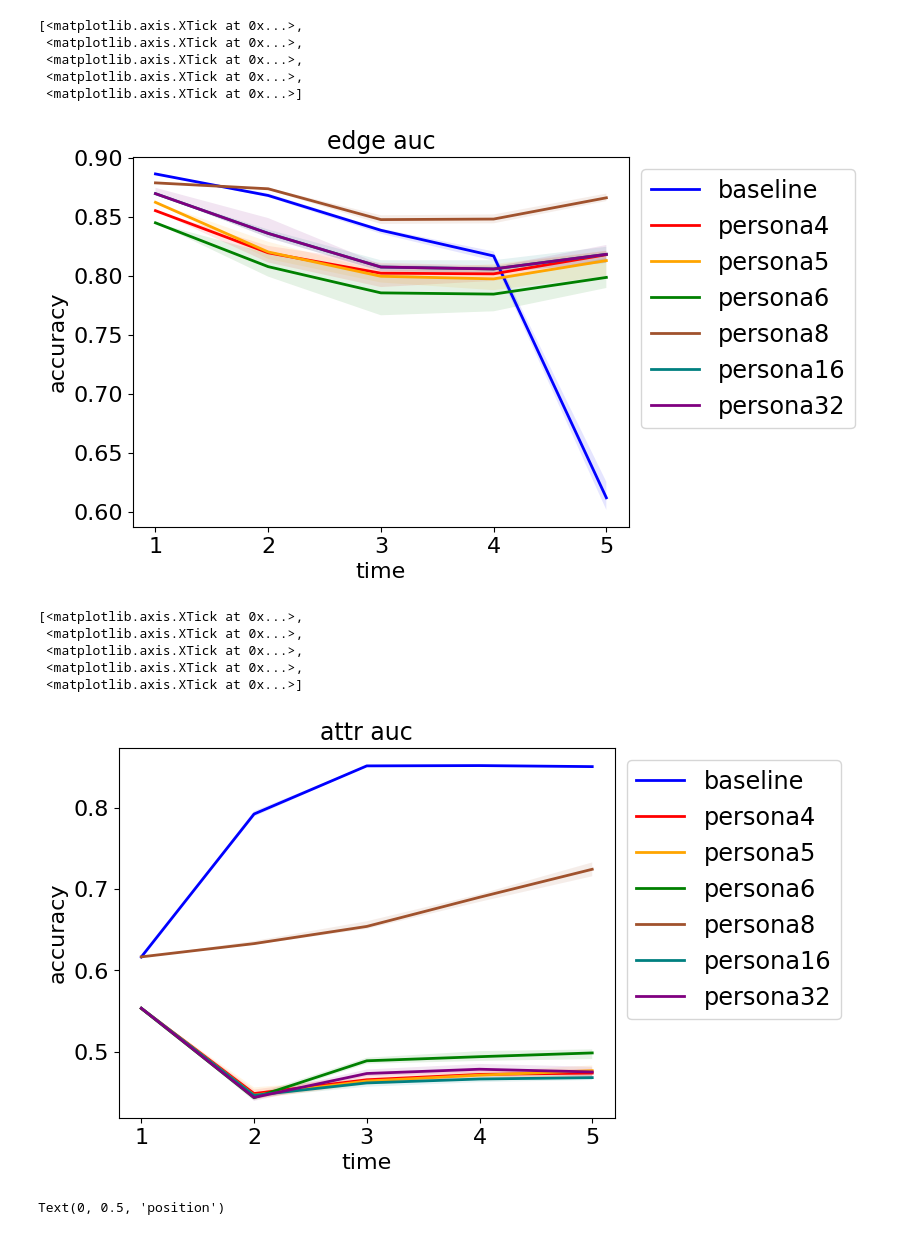
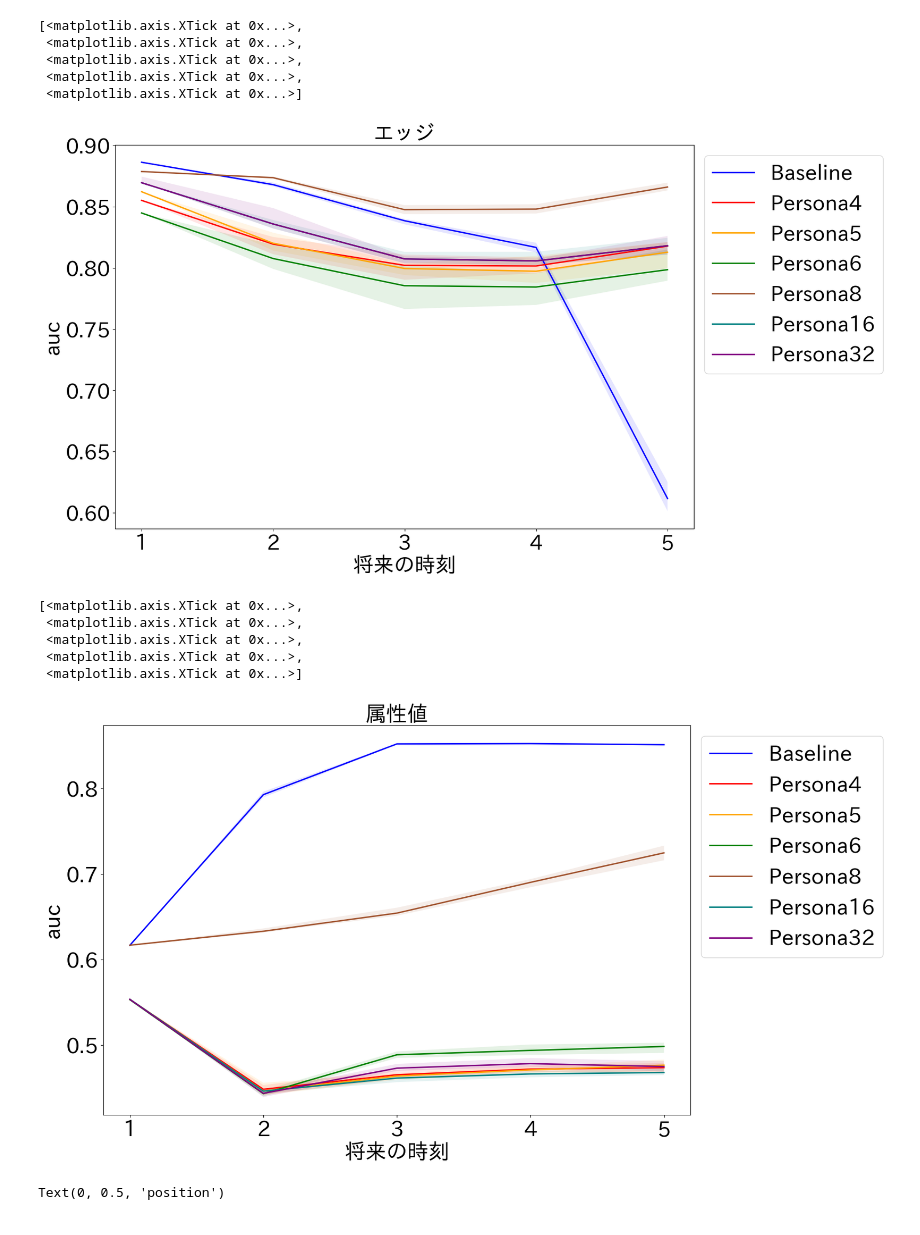
Before and after one commit to hiroemon-m/COMA, a Jupyter notebook: visualize/data/visualize.ipynb, the cells around one changed output. Drawn from its saved outputs; the diff is of its cells as text; code cells hidden in the pictures.

```diff
--- a/visualize/data/visualize.ipynb
+++ b/visualize/data/visualize.ipynb
@@ -41,52 +42,55 @@ edge_mean = np.mean(edge_auc,axis=1)
 edge_max = np.max(edge_auc,axis=1)
 edge_min = np.min(edge_auc,axis=1)
 # %%
-fig, ax = plt.subplots(1)
+fig = plt.figure(figsize=(15,10))
+ax = fig.add_subplot(111)
 t = [1,2,3,4,5]
 
-ax.plot(t, edge_mean[0], lw=2, label='baseline', color='blue')
-ax.plot(t, edge_mean[1], lw=2, label='persona4', color='red')
-ax.plot(t, edge_mean[2], lw=2, label='persona5', color='orange')
-ax.plot(t, edge_mean[3], lw=2, label='persona6', color='green')
-ax.plot(t, edge_mean[4], lw=2, label='persona8', color='sienna')
-ax.plot(t, edge_mean[5], lw=2, label='persona16', color='teal')
-ax.plot(t, edge_mean[5], lw=2, label='persona32', color='purple')
+ax.plot(t, edge_mean[0], lw=2, label='Baseline', color='blue')
+ax.plot(t, edge_mean[1], lw=2, label='Persona4', color='red')
+ax.plot(t, edge_mean[2], lw=2, label='Persona5', color='orange')
+ax.plot(t, edge_mean[3], lw=2, label='Persona6', color='green')
+ax.plot(t, edge_mean[4], lw=2, label='Persona8', color='sienna')
+ax.plot(t, edge_mean[5], lw=2, label='Persona16', color='teal')
+ax.plot(t, edge_mean[5], lw=2, label='Persona32', color='purple')
 
 
 
 
 ax.fill_between(t, edge_min[0], edge_max[0], facecolor='blue', alpha=0.1)
 ax.fill_between(t, edge_min[1], edge_max[1], facecolor='red', alpha=0.1)
 ax.fill_between(t, edge_min[2], edge_max[2], facecolor='orange', alpha=0.1)
 ax.fill_between(t, edge_min[3], edge_max[3], facecolor='green', alpha=0.1)
 ax.fill_between(t, edge_min[4], edge_max[4], facecolor='sienna', alpha=0.1)
 ax.fill_between(t, edge_min[5], edge_max[5], facecolor='teal', alpha=0.1)
 ax.fill_between(t, edge_min[5], edge_max[6], facecolor='purple', alpha=0.1)
 
-ax.set_title(r'edge auc',fontsize=17)
-ax.legend( loc='upper left', bbox_to_anchor=(1, 1),fontsize="xx-large")
-ax.set_xlabel('time',fontsize=16)
-ax.set_ylabel('accuracy',fontsize=16)
-ax.tick_params(axis="x", labelsize=16)
-ax.tick_params(axis="y", labelsize=16)
+ax.set_title(r'エッジ',fontsize=30)
+ax.legend( loc='upper left', bbox_to_anchor=(1, 1),fontsize=30)
+ax.set_xlabel('将来の時刻',fontsize=30)
+ax.set_ylabel('auc',fontsize=30)
+ax.tick_params(axis="x", labelsize=30)
+ax.tick_params(axis="y", labelsize=30)
 ax.set_xticks([1,2,3,4,5])
 # %% [output]
 [<matplotlib.axis.XTick at 0x...>,
  <matplotlib.axis.XTick at 0x...>,
  <matplotlib.axis.XTick at 0x...>,
  <matplotlib.axis.XTick at 0x...>,
  <matplotlib.axis.XTick at 0x...>]
-[figure, old version]
+[figure, new version]
 # %%
-fig, ax = plt.subplots(1)
+
+fig = plt.figure(figsize=(15,10))
+ax = fig.add_subplot(111)
 t = [1,2,3,4,5]
-ax.plot(t, attr_mean[0], lw=2, label='baseline', color='blue')
-ax.plot(t, attr_mean[1], lw=2, label='persona4', color='red')
-ax.plot(t, attr_mean[2], lw=2, label='persona5', color='orange')
-ax.plot(t, attr_mean[3], lw=2, label='persona6', color='green')
-ax.plot(t, attr_mean[4], lw=2, label='persona8', color='sienna')
-ax.plot(t, attr_mean[5], lw=2, label='persona16', color='teal')
-ax.plot(t, attr_mean[6], lw=2, label='persona32', color='purple')
+ax.plot(t, attr_mean[0], lw=2, label='Baseline', color='blue')
+ax.plot(t, attr_mean[1], lw=2, label='Persona4', color='red')
+ax.plot(t, attr_mean[2], lw=2, label='Persona5', color='orange')
+ax.plot(t, attr_mean[3], lw=2, label='Persona6', color='green')
+ax.plot(t, attr_mean[4], lw=2, label='Persona8', color='sienna')
+ax.plot(t, attr_mean[5], lw=2, label='Persona16', color='teal')
+ax.plot(t, attr_mean[6], lw=2, label='Persona32', color='purple')
 
 
 
@@ -99,12 +103,12 @@ ax.fill_between(t, attr_min[4], attr_max[4], facecolor='sienna', alpha=0.1)
 ax.fill_between(t, attr_min[5], attr_max[5], facecolor='teal', alpha=0.1)
 ax.fill_between(t, attr_min[6], attr_max[6], facecolor='purple', alpha=0.1)
 
-ax.set_title(r'attr auc',fontsize=17)
-ax.legend( loc='upper left', bbox_to_anchor=(1, 1),fontsize="xx-large")
-ax.set_xlabel('time',fontsize=16)
-ax.set_ylabel('accuracy',fontsize=16)
-ax.tick_params(axis="x", labelsize=16)
-ax.tick_params(axis="y", labelsize=16)
+ax.set_title(r'属性値',fontsize=30)
+ax.legend( loc='upper left', bbox_to_anchor=(1, 1),fontsize=30)
+ax.set_xlabel('将来の時刻',fontsize=30)
+ax.set_ylabel('auc',fontsize=30)
+ax.tick_params(axis="x", labelsize=30)
+ax.tick_params(axis="y", labelsize=30)
 ax.set_xticks([1,2,3,4,5])
 # %% [output]
 [<matplotlib.axis.XTick at 0x...>,
@@ -112,7 +116,7 @@ ax.set_xticks([1,2,3,4,5])
  <matplotlib.axis.XTick at 0x...>,
  <matplotlib.axis.XTick at 0x...>,
  <matplotlib.axis.XTick at 0x...>]
-[figure, old version]
+[figure, new version]
 # %%
 fig, ax = plt.subplots(1)
 t = [1,2,3,4,5]
```
Also changed, not shown: parts of 1 cell of this notebook, 1 other file.
